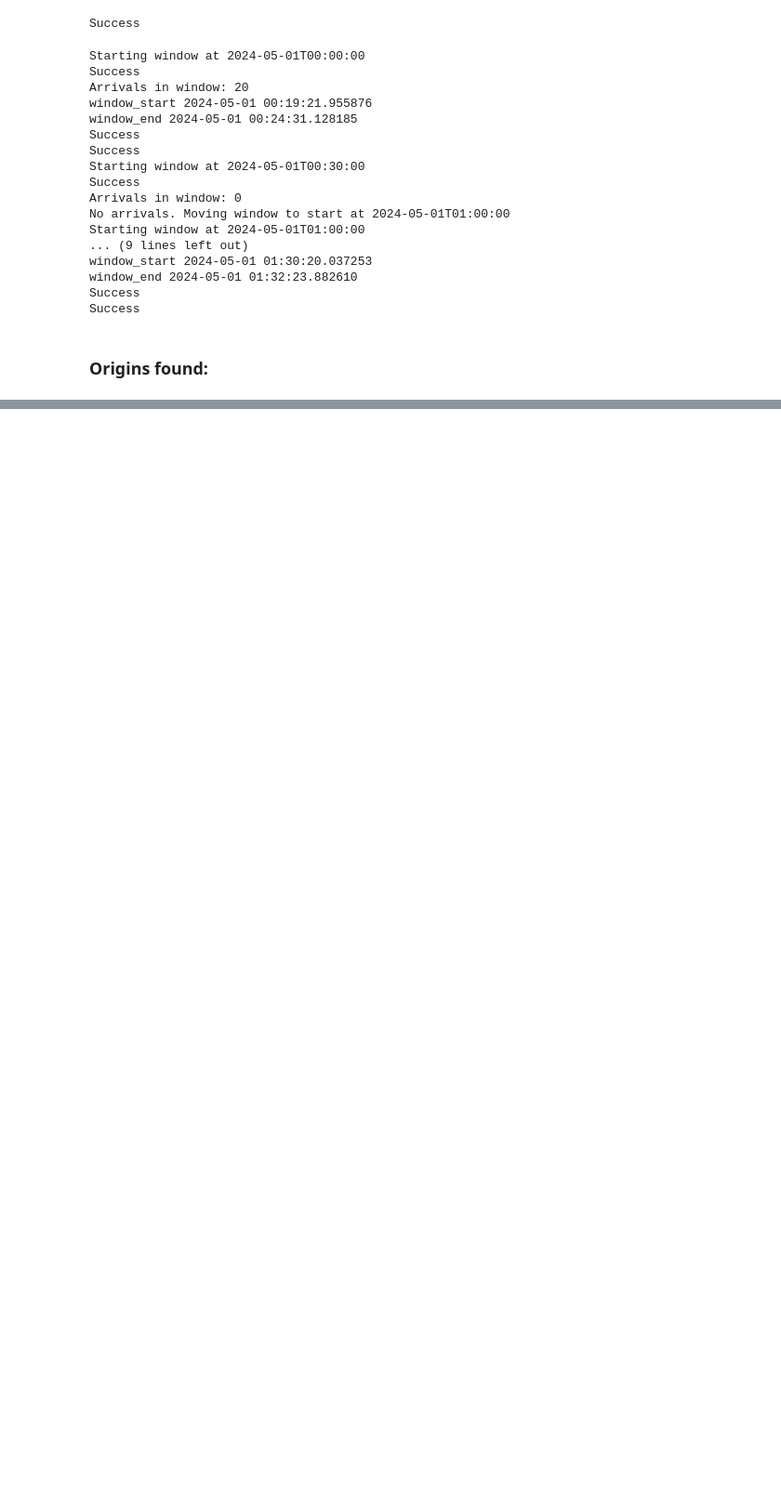
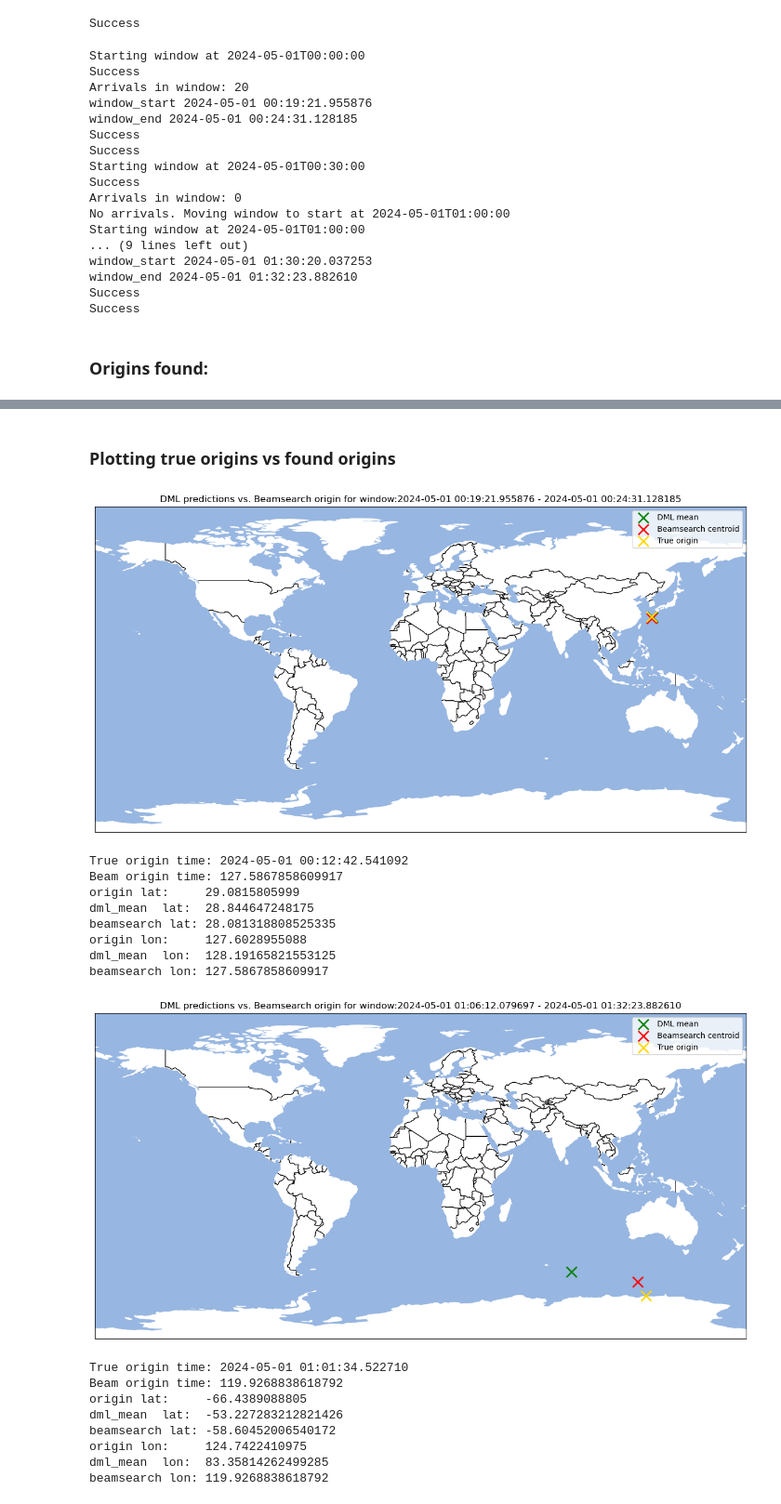
Before and after one commit to JPaceGTC/randl_client, a Jupyter notebook: Client_Example_Use.ipynb, the cells around one changed output, grey strips where cells are left out. Shown at 93% size. Cells and saved outputs as stored; diff of their text form; code cells hidden in the pictures; blank space fills up the shorter version.

```diff
--- a/Client_Example_Use.ipynb
+++ b/Client_Example_Use.ipynb
@@ -321,0 +283,75 @@ centroid
+# %% [markdown]
+### Plotting true origins vs found origins
+# %%
+import matplotlib.pyplot as plt
+from statistics import mean
+import cartopy
+
+plt.rcParams['figure.figsize'] = [12,12]
+
+try:
+    for i in range(len(bulletin.ORIG_TIME.unique())):
+
+        origin_time = bulletin.ORIG_TIME.unique()[i]
+        origin_lon = bulletin.ORIG_LON.unique()[i]
+        origin_lat = bulletin.ORIG_LAT.unique()[i]
+
+        dml_lat_mean = origins.DML_mean_lat.iloc[i]
+        dml_lon_mean = origins.DML_mean_lon.iloc[i]
+        beamsearch_lat = origins.Beamsearch_lat.iloc[i]
+        beamsearch_lon = origins.Beamsearch_lon.iloc[i]
+        beamsearch_time = origins.Beamsearch_lon.iloc[i]
+
+        geo_axes = plt.axes(projection=cartopy.crs.PlateCarree())
+        geo_axes.add_feature(cartopy.feature.BORDERS)
+        geo_axes.add_feature(cartopy.feature.OCEAN)
+        geo_axes.scatter(dml_lon_mean, dml_lat_mean, marker='x', linewidth=2, c='g', s=180, alpha=1, label="DML mean")
+        geo_axes.scatter(beamsearch_lon, beamsearch_lat, marker='x', linewidth=2, c='r', s=180, alpha=1, label="Beamsearch centroid")
+        geo_axes.scatter(origin_lon, origin_lat, marker='x', linewidth=2, c='gold', s=180, alpha=1, label="True origin")
+        geo_axes.set_global()
+
+        plt.title("DML predictions vs. Beamsearch origin for window:" + str(origins.Window_start.iloc[i]) + " - " + str(origins.Window_end.iloc[i]))
+        plt.legend()
+        plt.tight_layout()
+        plt.show()
+
+        print("True origin time:", origin_time)
+        print("Beam origin time:", beamsearch_time)
+
+        print("origin lat:    ", origin_lat)
+        print("dml_mean  lat: ", dml_lat_mean)
+        print("beamsearch lat:", beamsearch_lat)
+
+        print("origin lon:    ", origin_lon)
+        print("dml_mean  lon: ", dml_lon_mean)
+        print("beamsearch lon:", beamsearch_lon)
+
+except Exception as e:
+    print(e)
+
+print("origin lat:    ", origin_lat)
+print("dml_mean  lat: ", dml_lat_mean)
+print("beamsearch lat:", beamsearch_lat)
+
+print("origin lon:    ", origin_lon)
+print("dml_mean  lon: ", dml_lon_mean)
+print("beamsearch lon:", beamsearch_lon)
+# %% [output]
+[figure, added]
+True origin time: 2024-05-01 00:12:42.541092
+Beam origin time: 127.5867858609917
+origin lat:     29.0815805999
+dml_mean  lat:  28.844647248175
+beamsearch lat: 28.081318808525335
+origin lon:     127.6028955088
+dml_mean  lon:  128.19165821553125
+beamsearch lon: 127.5867858609917
+[figure, added]
+True origin time: 2024-05-01 01:01:34.522710
+Beam origin time: 119.9268838618792
+origin lat:     -66.4389088805
+dml_mean  lat:  -53.227283212821426
+beamsearch lat: -58.60452006540172
+origin lon:     124.7422410975
+dml_mean  lon:  83.35814262499285
+beamsearch lon: 119.9268838618792
```
Also changed, not shown: parts of 17 cells of this notebook.
